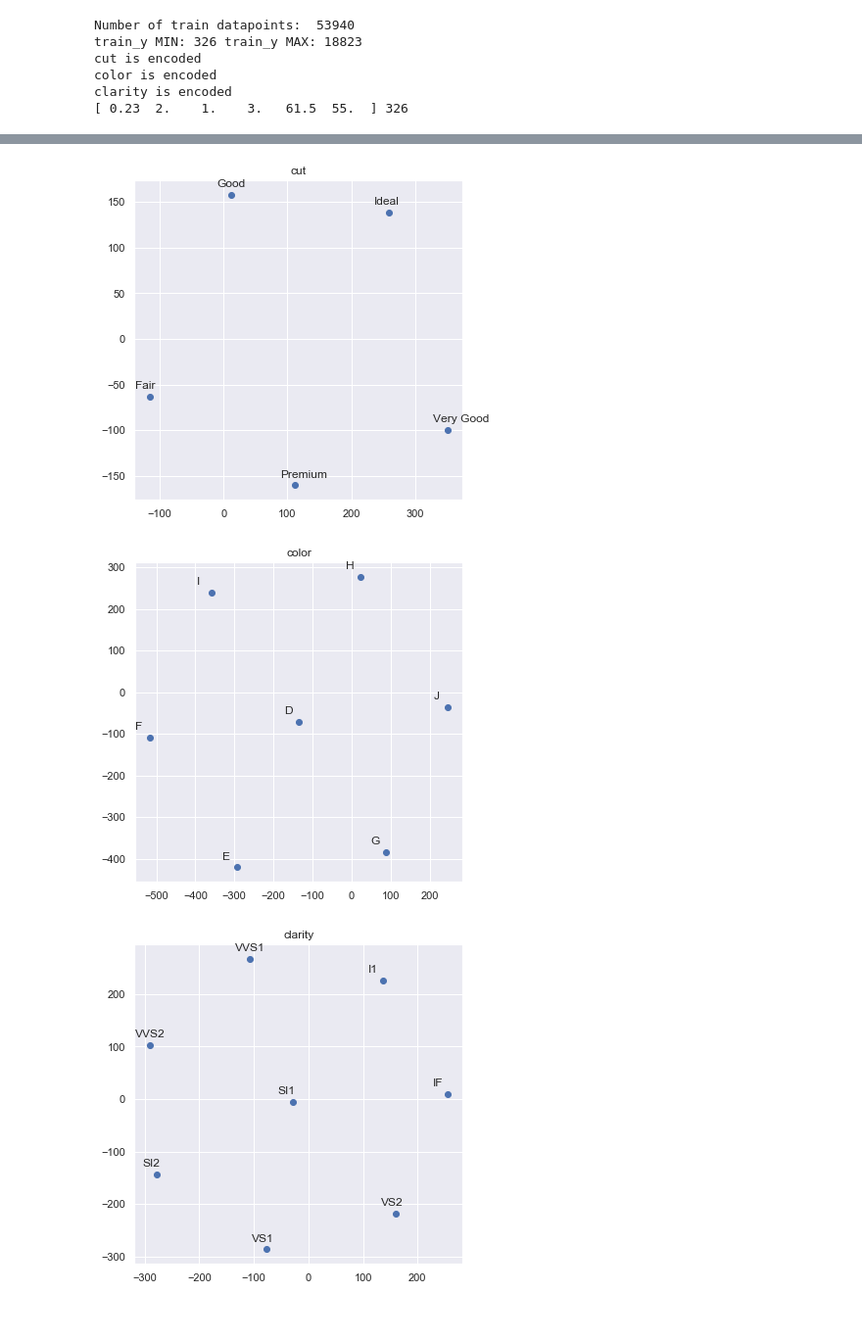
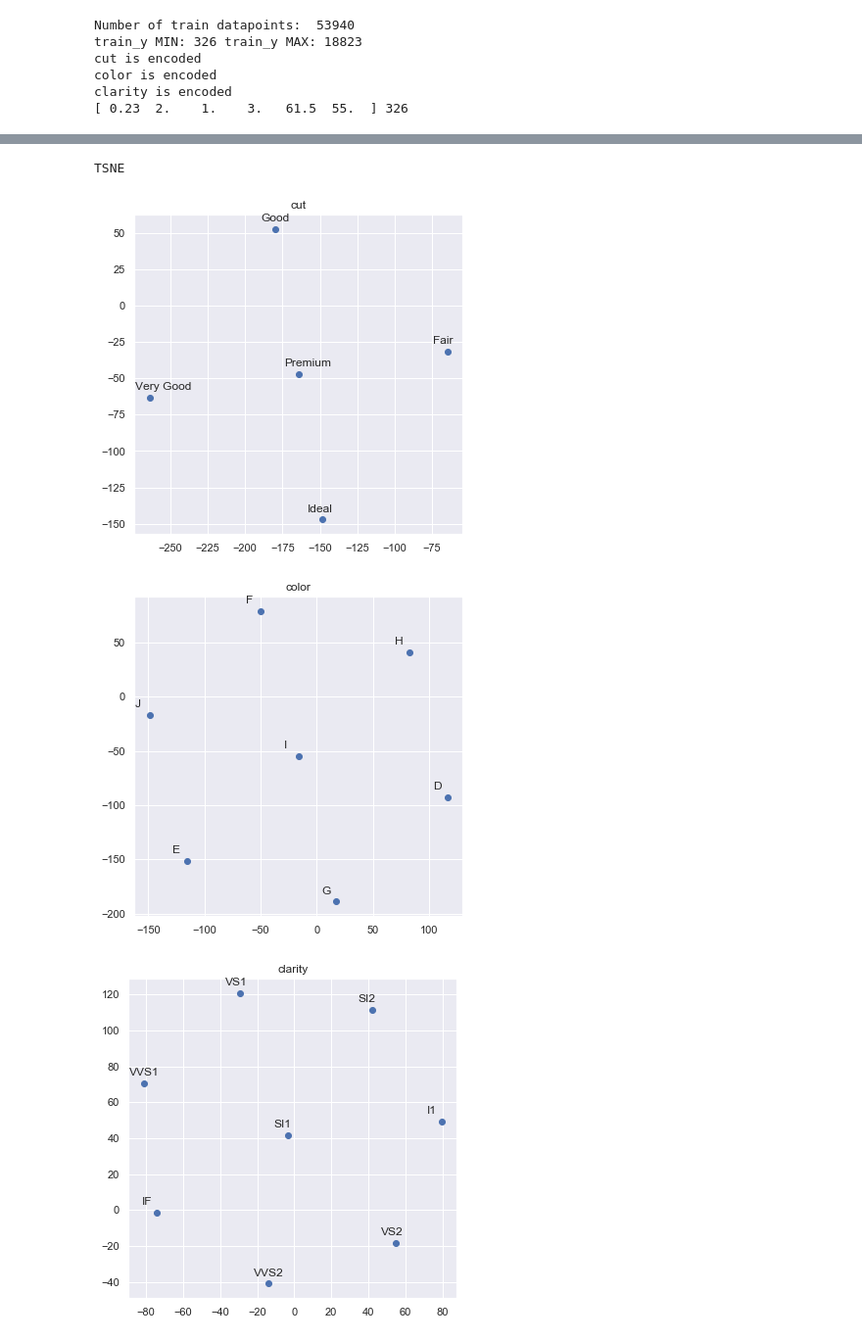
Before and after one commit to takaiyuk/notebooks, a Jupyter notebook: entity_embedding.ipynb, the cells around one changed output, grey strips where cells are left out. Shown at 98% size. Cells and saved outputs as stored; diff of their text form; code cells hidden in the pictures.

```diff
--- a/entity_embedding.ipynb
+++ b/entity_embedding.ipynb
@@ -290,17 +479,10 @@ def prepare_features(data, features):
 
     train_X = np.array(train_X)
     full_X = train_X.copy()
-    scalers = []
     les = []
     for i in range(train_X.shape[1]):
         try:
             float(full_X[0, i][0])
-#             scaler = StandardScaler()
-#             scaler.fit(full_X[:, i].reshape(-1, 1))
-#             train_X[:, i] = scaler.transform(train_X[:, i].reshape(1,-1))
-#             train_X[:, i] = np.array(train_X[:, i])
-#             scaler = StandardScaler()
-#             scalers.append(scaler.fit(full_X[:, i].reshape(-1, 1)))
         except:
             print(features[i], "is encoded")
             le = LabelEncoder()
@@ -313,11 +495,11 @@ def prepare_features(data, features):
     train_y = np.array(train_y)
     print(train_X[0], train_y[0])
 
-    return train_X, train_y, les, scalers
+    return train_X, train_y, les
 
 
 features = ['carat', 'cut', 'color', 'clarity', 'depth', 'table']
-X, y, les, scalers = prepare_features(data, features)
+X, y, les = prepare_features(data, features)
 # %% [output]
 Number of train datapoints:  53940
 train_y MIN: 326 train_y MAX: 18823
@@ -365,7 +547,7 @@ class NN_with_EntityEmbedding(Model):
         self.epochs = 1000
         self.batch_size = 128
         self.checkpointer = ModelCheckpoint(filepath="best_model_weights.hdf5", verbose=1, save_best_only=True)
-        self.early_stopping = EarlyStopping(monitor='mean_absolute_error', patience=0, verbose=0, mode='auto')
+        self.early_stopping = EarlyStopping(monitor='val_loss', patience=100, verbose=0, mode='auto')  # https://github.com/keras-team/keras/issues/2159
         self.max_log_y = max(np.max(np.log(y_train)), np.max(np.log(y_val)))
         self.__build_keras_model()
         self.fit(X_train, y_train, X_val, y_val)
@@ -438,8 +620,9 @@ class NN_with_EntityEmbedding(Model):
 def model(X, y):
     train_ratio = 0.8
     shuffle_data = True
+    embeddings_as_input = False
     one_hot_as_input = False
-    embeddings_as_input = False
+    standardize = True
     save_embeddings = True
     saved_embeddings_fname = "embeddings.pickle"  # set save_embeddings to True to create this file
 
@@ -469,8 +652,25 @@ def model(X, y):
     X_val = X[train_size:]
     y_train = y[:train_size]
     y_val = y[train_size:]
+    print("Number of samples used for training: " + str(y_train.shape[0]))
 
-    print("Number of samples used for training: " + str(y_train.shape[0]))
+    standardize_list = []
+    if standardize:
+        print("Using standardized data")
+        carat_mean = np.mean(X_train[:, 0])
+        carat_std = np.std(X_train[:, 0])
+        X_train[:,0] = (X_train[:,0] - carat_mean)/carat_std
+        X_val[:,0] = (X_val[:,0] - carat_mean)/carat_std
+        depth_mean = np.mean(X_train[:, 4])
+        depth_std = np.std(X_train[:, 4])
+        X_train[:,4] = (X_train[:,4] - depth_mean)/depth_std
+        X_val[:,4] = (X_val[:,4] - depth_mean)/depth_std
+        table_mean = np.mean(X_train[:, 5])
+        table_std = np.std(X_train[:, 5])
+        X_train[:,5] = (X_train[:,5] - table_mean)/table_std
+        X_val[:,5] = (X_val[:,5] - table_mean)/table_std
+        for m, s in zip([carat_mean, depth_mean, table_mean], [carat_std, depth_std, table_std]):
+            standardize_list.append([m,s])
 
     print("Fitting NN_with_EntityEmbedding...")
     models = []
@@ -510,11 +710,11 @@ def model(X, y):
     val_score, val_y, val_pred = evaluate_models(models, X_val, y_val)
     print(val_score)
 
-    return train_y, train_pred, val_y, val_pred, list_embedding
+    return train_y, train_pred, val_y, val_pred, models, list_embedding
 
 
-train_y, train_pred, val_y, val_pred, list_embedding = model(X, y)
-df_test_nn = pd.DataFrame({"val_y": val_y, "val_pred": val_pred})
+train_y_nnEmbed, train_pred_nnEmbed, val_y_nnEmbed, val_pred_nnEmbed, models_nnEmbed, list_embedding = model(X, y)
+df_test_nnEmbed = pd.DataFrame({"val_y": val_y, "val_pred": val_pred})
 # %% [output]
 Using shuffled data
 [ 1388 50052 41645 ... 38158   860 15795]
@@ -692,17 +800,20 @@ list_embedding[1:4]
 # %%
 from sklearn.decomposition import PCA
 from sklearn.manifold import TSNE
 
+diamonds = sns.load_dataset("diamonds")
+
+print("TSNE")
 for idx, col in zip(range(3), ["cut", "color", "clarity"]):
-    idx += 1
     names = np.unique(diamonds[col])
     X_embedded = TSNE(n_components=2).fit_transform(list_embedding[idx])
     plt.figure(figsize=(6,6))
     plt.scatter(-X_embedded[:, 0], -X_embedded[:, 1])
     plt.title(col)
     for i, txt in enumerate(names):
         plt.annotate(txt, (-X_embedded[i, 0],-X_embedded[i, 1]), xytext = (-15, 8), textcoords = 'offset points')
 # %% [output]
+TSNE
-[figure, old version]
+[figure, new version]
-[figure, old version]
+[figure, new version]
-[figure, old version]
+[figure, new version]
```
Also changed, not shown: parts of 38 cells of this notebook.
